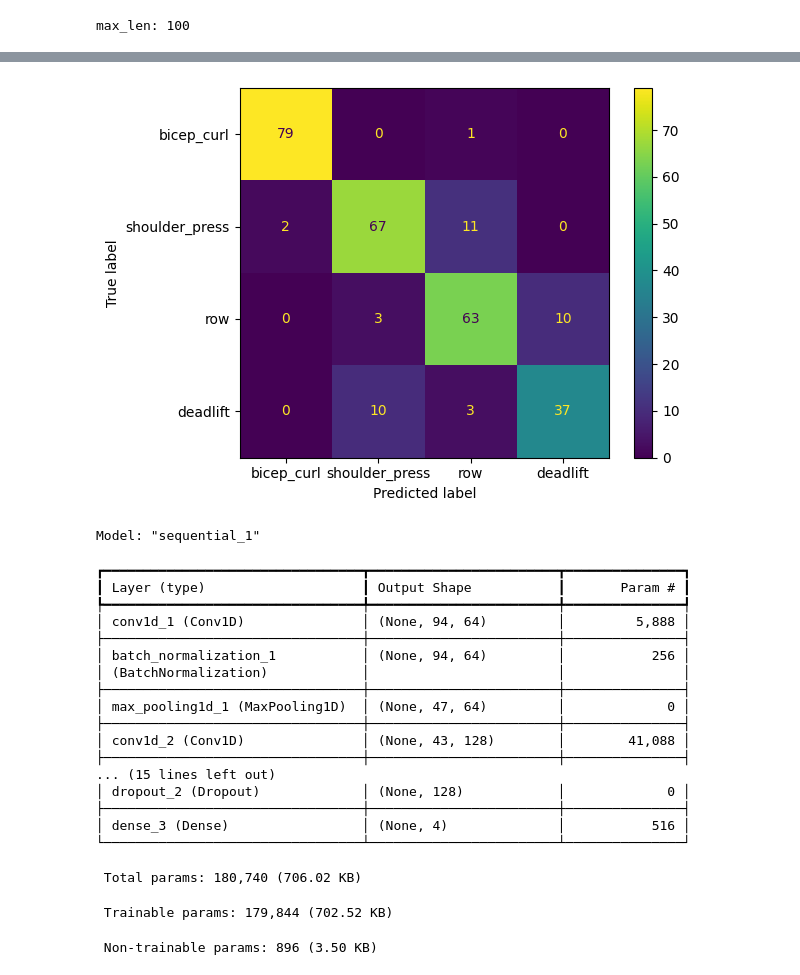
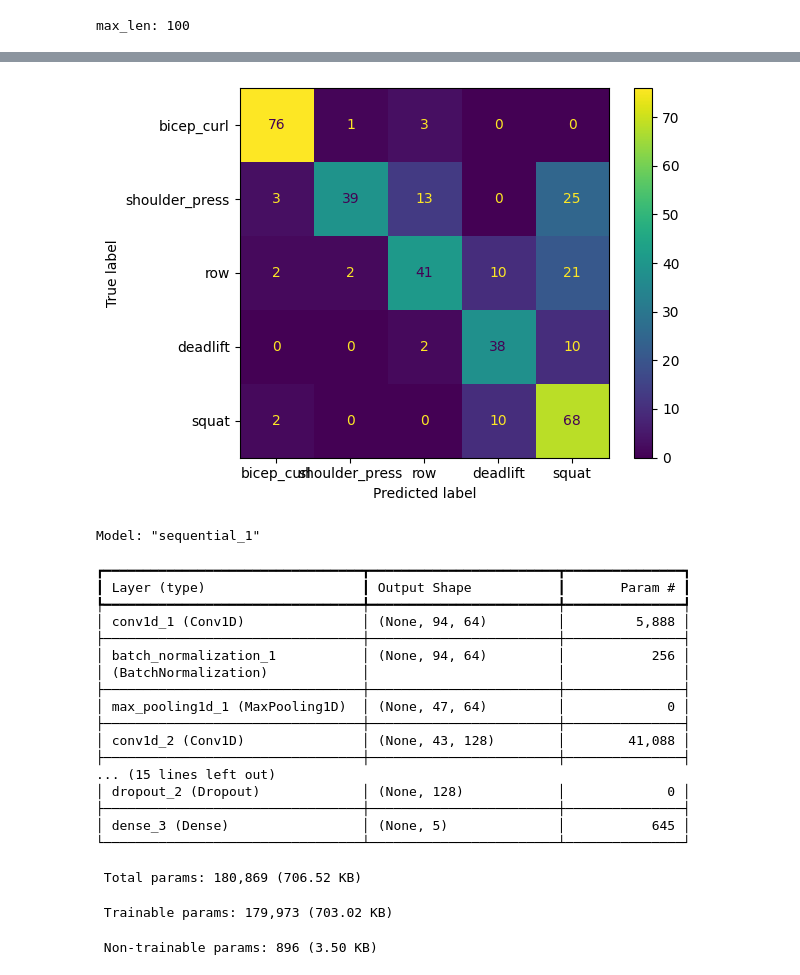
Before and after one commit to suzm10/wireless-imu-activity-tracking, a Jupyter notebook: data_process/process_deep_ml.ipynb, the cells around one changed output, grey strips where cells are left out. Cells and saved outputs as stored; diff of their text form; code cells hidden in the pictures.

```diff
--- a/data_process/process_deep_ml.ipynb
+++ b/data_process/process_deep_ml.ipynb
@@ -57,19 +62,19 @@ training_files = {"../data2/bicep_curl/bicep_adam_set1_reps10_1.csv": 0,
                   "../data2/dead/dead_anuj_set1_rep10_1.csv": 3,
                   "../data2/dead/dead_kamyar_set1_reps10_1.csv": 3,
                   "../data2/dead/dead_mike_set1_reps10_1.csv": 3,
-                  #"../data2/squat/squat_adam_set1_reps10_1.csv": 4,
-                  #"../data2/squat/squat_andrew_set1_reps10_1.csv": 4,
-                  #"../data2/squat/squat_anuj_set1_rep10_1.csv": 4,
-                  #"../data2/squat/squat_jake_set1_reps10_1.csv": 4,
-                  #"../data2/squat/squat_kamyar_set1_reps10_1.csv": 4,
-                  #"../data2/squat/squat_mike_set1_reps10_1.csv": 4,
-                  #"../data2/squat/squat_suzan_set1_reps10_1.csv": 4,
-                  #"../data2/squat/squat_udai_set1_reps10_1.csv": 4,
+                  "../data2/squat/squat_adam_set1_reps10_1.csv": 4,
+                  "../data2/squat/squat_andrew_set1_reps10_1.csv": 4,
+                  "../data2/squat/squat_anuj_set1_rep10_1.csv": 4,
+                  "../data2/squat/squat_jake_set1_reps10_1.csv": 4,
+                  "../data2/squat/squat_kamyar_set1_reps10_1.csv": 4,
+                  "../data2/squat/squat_mike_set1_reps10_1.csv": 4,
+                  "../data2/squat/squat_suzan_set1_reps10_1.csv": 4,
+                  "../data2/squat/squat_udai_set1_reps10_1.csv": 4,
                   "../data2/bicep_curl/bicep_udai_set3_reps10_1.csv": 0,
                   "../data2/shoulder_press/shoulder_udai_set3_reps10_1.csv": 1,
                   "../data2/row/row_udai_set3_reps10_1.csv": 2,
                   "../data2/dead/dead_udai_set1_reps10_1.csv": 3,
-                  #"../data2/squat/squat_udai_set3_reps10_1.csv": 4,
+                  "../data2/squat/squat_udai_set3_reps10_1.csv": 4,
                   "../data2/newDead/newdead_udai_set1_reps10_1.csv": 3,
                   "../data2/newDead/newdead_udai_set2_reps10_1.csv": 3}
 train_labels = [0, 0, 0, 0, 0, 0, 0, 0, 1, 1, 1, 1, 1, 1, 1, 1, 2, 2, 2, 2, 2, 2, 2, 2, 3, 3, 3, 3, 3, 4, 4, 4, 4, 4, 4, 4, 4, 0, 1, 2, 3, 4, 3]
@@ -103,14 +108,14 @@ test_files = {"../data2/bicep_curl/bicep_adam_set2_reps10_1.csv": 0,
               "../data2/dead/dead_anuj_set2_rep10_1.csv": 3,
               "../data2/dead/dead_kamyar_set2_reps10_1.csv": 3,
               "../data2/dead/dead_mike_set2_reps10_1.csv": 3,
-              #"../data2/squat/squat_adam_set2_reps10_1.csv": 4,
-              #"../data2/squat/squat_andrew_set2_reps10_1.csv": 4,
-              #"../data2/squat/squat_anuj_set2_rep10_1.csv": 4,
-              #"../data2/squat/squat_jake_set2_reps10_1.csv": 4,
-              #"../data2/squat/squat_kamyar_set2_reps10_1.csv": 4,
-              #"../data2/squat/squat_mike_set2_reps10_1.csv": 4,
-              #"../data2/squat/squat_suzan_set2_reps10_1.csv": 4,
-              #"../data2/squat/squat_udai_set2_reps10_1.csv": 4,
+              "../data2/squat/squat_adam_set2_reps10_1.csv": 4,
+              "../data2/squat/squat_andrew_set2_reps10_1.csv": 4,
+              "../data2/squat/squat_anuj_set2_rep10_1.csv": 4,
+              "../data2/squat/squat_jake_set2_reps10_1.csv": 4,
+              "../data2/squat/squat_kamyar_set2_reps10_1.csv": 4,
+              "../data2/squat/squat_mike_set2_reps10_1.csv": 4,
+              "../data2/squat/squat_suzan_set2_reps10_1.csv": 4,
+              "../data2/squat/squat_udai_set2_reps10_1.csv": 4,
               }
 
 test_labels = [0, 0, 0, 0, 0, 0, 0, 0, 1, 1, 1, 1, 1, 1, 1, 1, 2, 2, 2, 2, 2, 2, 2, 2, 3, 3, 3, 3, 3, 4, 4, 4, 4, 4, 4, 4, 4, 3]
@@ -201,7 +206,7 @@ X_test = np.stack(X_test, axis=0)
 
 print(f"training_files.values(): {list(training_files.values())}")
 
-num_classes = 4
+num_classes = 5
 y_train = to_categorical(y_train, num_classes)
 y_test = to_categorical(y_test, num_classes)
 # %% [output]
@@ -276,7 +282,7 @@ print("Accuracy:", accuracy_score(y_true, y_pred))
 print("Classification Report:\n", classification_report(y_true, y_pred))
 
 print(cm)
-class_names = ["bicep_curl", "shoulder_press", "row", "deadlift"]
+class_names = ["bicep_curl", "shoulder_press", "row", "deadlift", "squat"]
 disp = ConfusionMatrixDisplay(confusion_matrix=cm, display_labels=class_names) # class_names are optional
 disp.plot()
 plt.show()
@@ -301,4 +307,4 @@ Epoch 6/50
-[figure, old version]
+[figure, new version]
 # %%
 cnn_model = Sequential([
     Input(shape=(X_train.shape[1], X_train.shape[2])),
@@ -339,10 +345,10 @@ Model: "sequential_1"
 ... (15 lines left out)
 │ dropout_2 (Dropout)             │ (None, 128)            │             0 │
 ├─────────────────────────────────┼────────────────────────┼───────────────┤
-│ dense_3 (Dense)                 │ (None, 4)              │           516 │
+│ dense_3 (Dense)                 │ (None, 5)              │           645 │
 └─────────────────────────────────┴────────────────────────┴───────────────┘
- Total params: 180,740 (706.02 KB)
+ Total params: 180,869 (706.52 KB)
- Trainable params: 179,844 (702.52 KB)
+ Trainable params: 179,973 (703.02 KB)
  Non-trainable params: 896 (3.50 KB)
 # %%
 cnn_model.fit(
```
Also changed, not shown: parts of 17 cells of this notebook.
